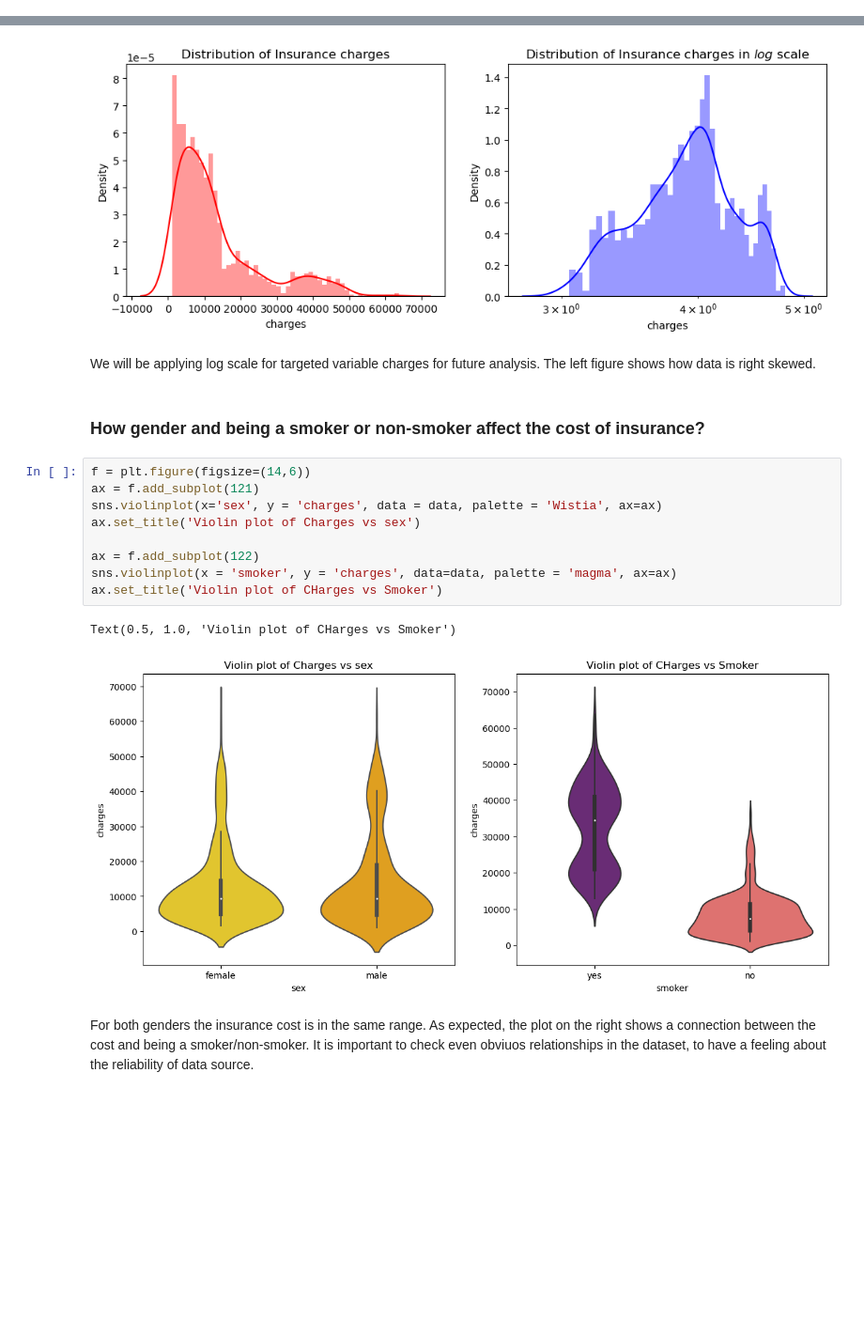
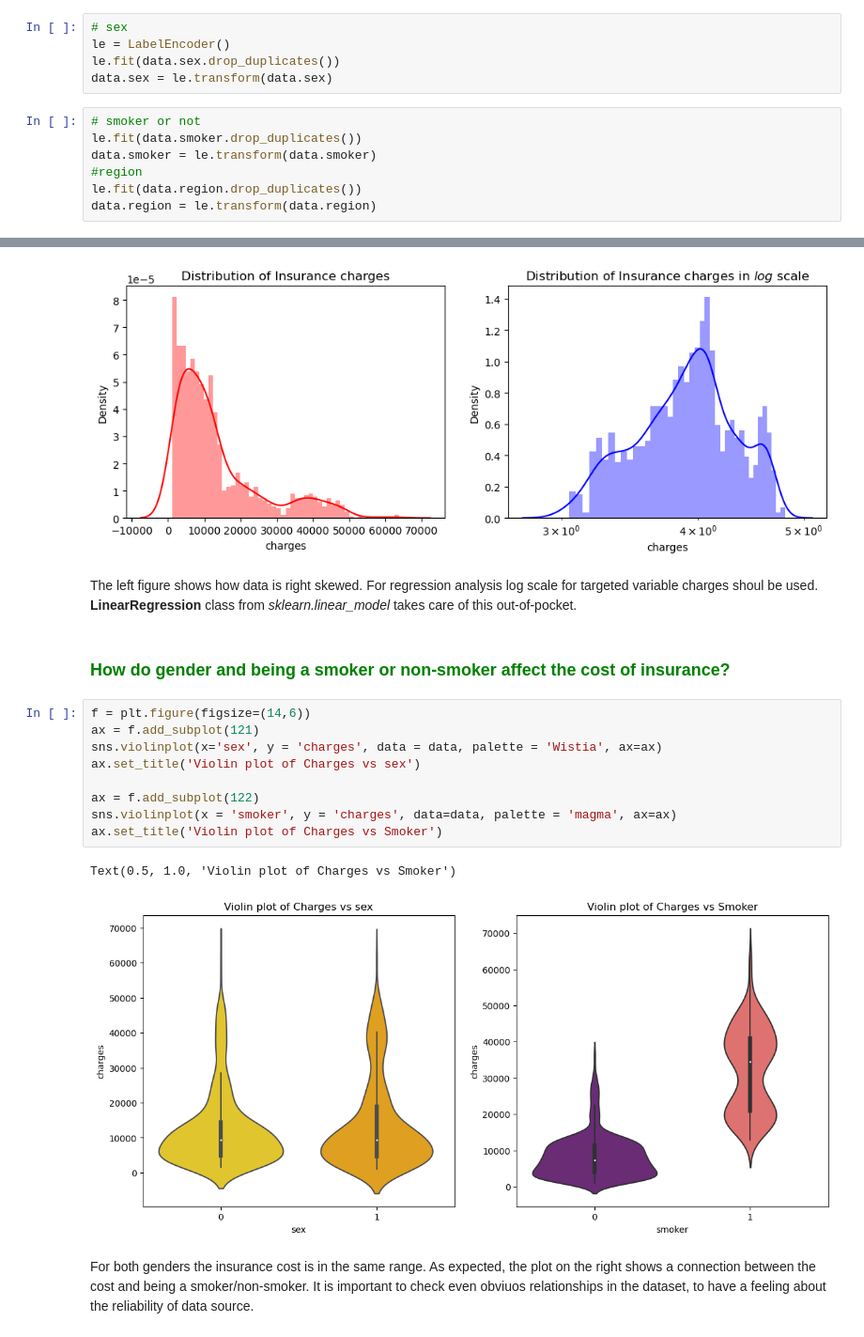
Before and after one commit to AlinaKellyly/EDA-US-insurance-cost, a Jupyter notebook: us-medical-insurance-costs.ipynb, the cells around one changed output, grey strips where cells are left out. Shown at 94% size. Cells and saved outputs as stored; diff of their text form; blank space fills up the shorter version.

```diff
--- a/us-medical-insurance-costs.ipynb
+++ b/us-medical-insurance-costs.ipynb
@@ -67,0 +94,12 @@ data.describe()
+# %%
+# sex
+le = LabelEncoder()
+le.fit(data.sex.drop_duplicates())
+data.sex = le.transform(data.sex)
+# %%
+# smoker or not
+le.fit(data.smoker.drop_duplicates())
+data.smoker = le.transform(data.smoker)
+#region
+le.fit(data.region.drop_duplicates())
+data.region = le.transform(data.region)
@@ -133,22 +151,22 @@ ax.set_title('Distribution of Insurance charges in $log$ scale')
 ax.set_xscale('log')
 # %% [output]
 [figure]
-# %% [markdown]
-We will be applying log scale for targeted variable charges for future analysis. The left figure shows how data is right skewed.
+# %% [markdown]
+The left figure shows how data is right skewed. For regression analysis log scale for targeted variable charges shoul be used. **LinearRegression** class from *sklearn.linear_model* takes care of this out-of-pocket.
 # %% [markdown]
-### How gender and being a smoker or non-smoker affect the cost of insurance?
+### <span style="color: green;">How do gender and being a smoker or non-smoker affect the cost of insurance? <span style="color: green;">
 # %%
 f = plt.figure(figsize=(14,6))
 ax = f.add_subplot(121)
 sns.violinplot(x='sex', y = 'charges', data = data, palette = 'Wistia', ax=ax)
 ax.set_title('Violin plot of Charges vs sex')
 
 ax = f.add_subplot(122)
 sns.violinplot(x = 'smoker', y = 'charges', data=data, palette = 'magma', ax=ax)
-ax.set_title('Violin plot of CHarges vs Smoker')
+ax.set_title('Violin plot of Charges vs Smoker')
 # %% [output]
-Text(0.5, 1.0, 'Violin plot of CHarges vs Smoker')
+Text(0.5, 1.0, 'Violin plot of Charges vs Smoker')
-[figure, old version]
+[figure, new version]
 # %% [markdown]
 For both genders the insurance cost is in the same range. As expected, the plot on the right shows a connection between the cost and being a smoker/non-smoker. It is important to check even obviuos relationships in the dataset, to have a feeling about the reliability of data source.
 # %% [markdown]
```
Also changed, not shown: parts of 34 cells of this notebook, 1 other file.
